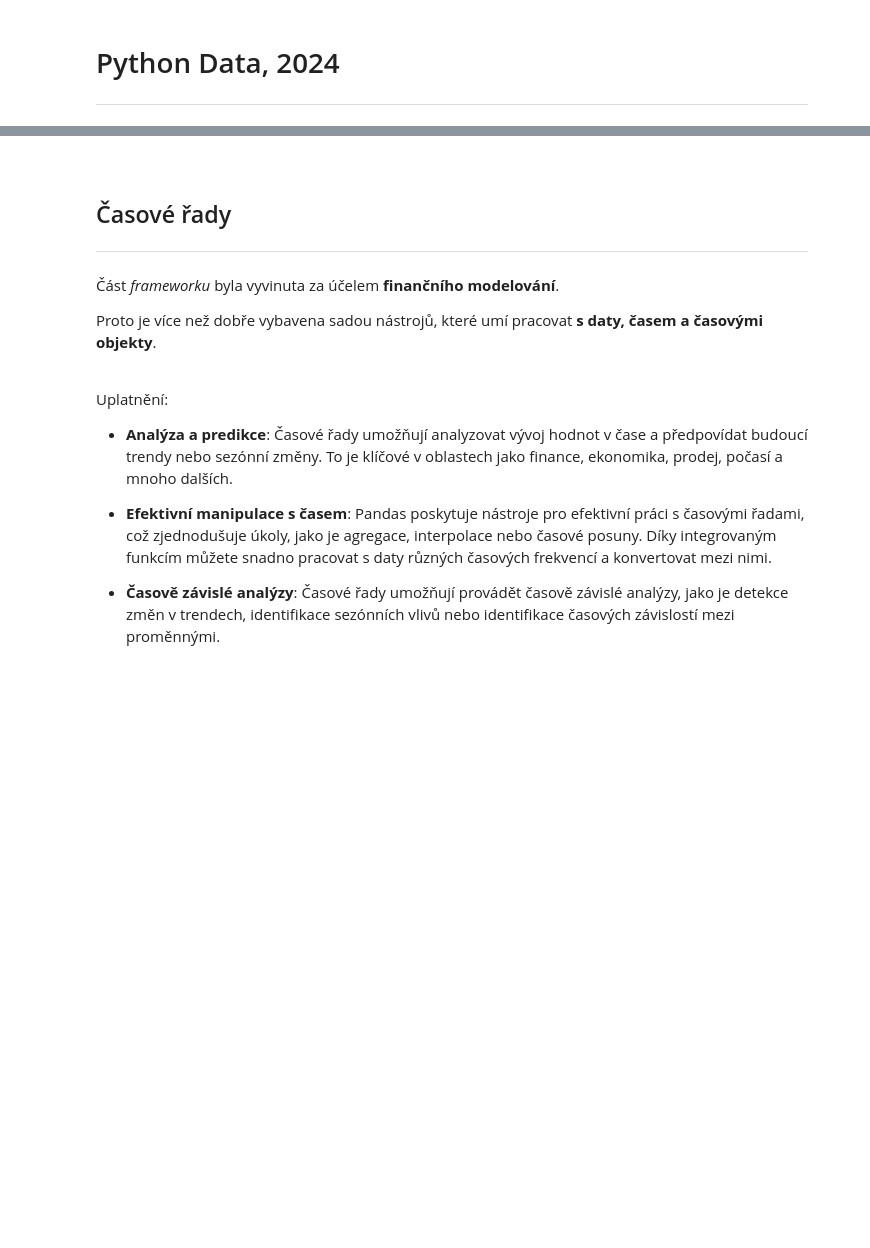
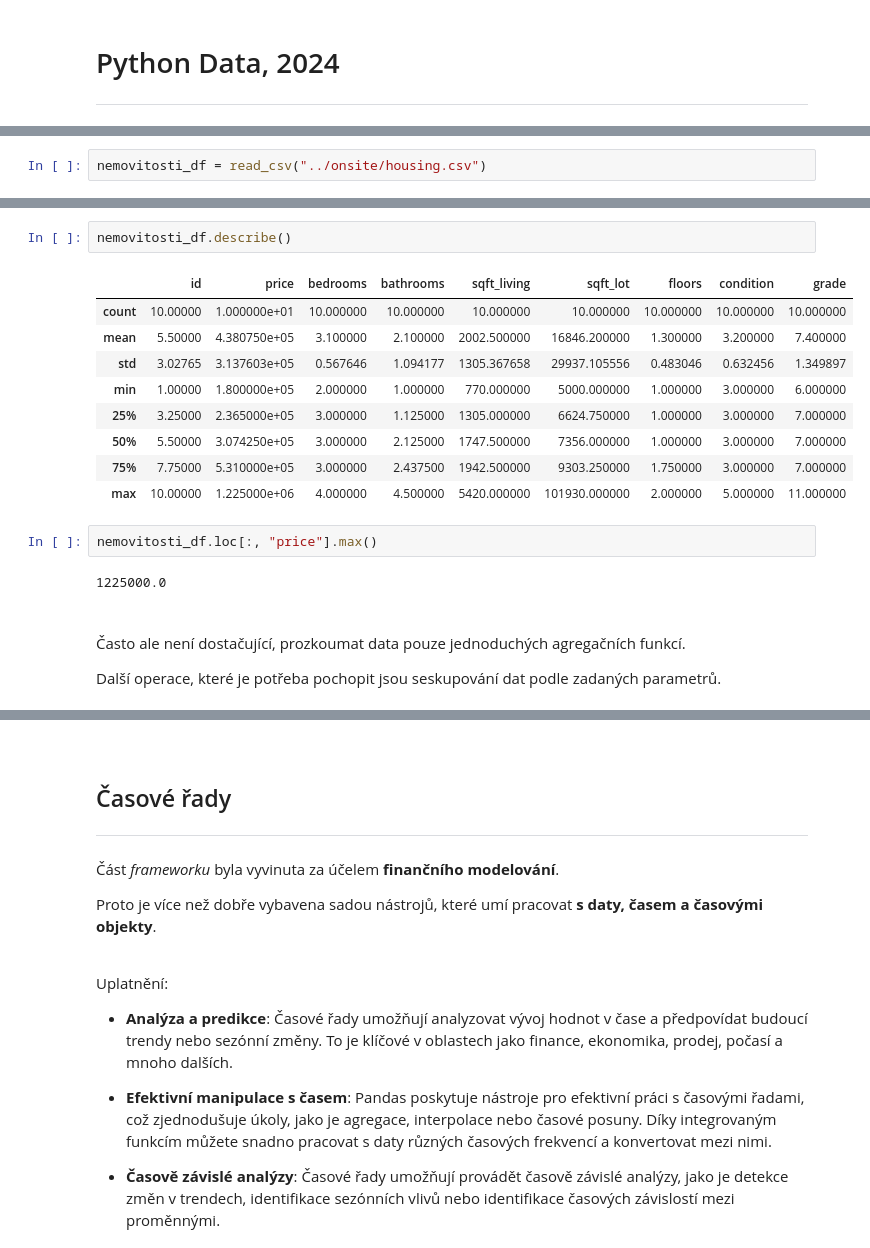
Before and after one commit to Bralor/python-data-2024, a Jupyter notebook: shared/notebooks/lesson04.ipynb, the cells around one changed output, grey strips where cells are left out. Saved outputs shown, nothing was run; the diff lists cells and outputs as text; blank space fills up the shorter version.

```diff
--- a/shared/notebooks/lesson04.ipynb
+++ b/shared/notebooks/lesson04.ipynb
@@ -17,0 +49,2 @@
+# %%
+nemovitosti_df = read_csv("../onsite/housing.csv")
@@ -17,0 +60,22 @@
+# %%
+nemovitosti_df.describe()
+# %% [output]
+|  | id | price | bedrooms | bathrooms | sqft_living | sqft_lot | floors | condition | grade |
+| count | 10.00000 | 1.000000e+01 | 10.000000 | 10.000000 | 10.000000 | 10.000000 | 10.000000 | 10.000000 | 10.000000 |
+| mean | 5.50000 | 4.380750e+05 | 3.100000 | 2.100000 | 2002.500000 | 16846.200000 | 1.300000 | 3.200000 | 7.400000 |
+| std | 3.02765 | 3.137603e+05 | 0.567646 | 1.094177 | 1305.367658 | 29937.105556 | 0.483046 | 0.632456 | 1.349897 |
+| min | 1.00000 | 1.800000e+05 | 2.000000 | 1.000000 | 770.000000 | 5000.000000 | 1.000000 | 3.000000 | 6.000000 |
+| 25% | 3.25000 | 2.365000e+05 | 3.000000 | 1.125000 | 1305.000000 | 6624.750000 | 1.000000 | 3.000000 | 7.000000 |
+| 50% | 5.50000 | 3.074250e+05 | 3.000000 | 2.125000 | 1747.500000 | 7356.000000 | 1.000000 | 3.000000 | 7.000000 |
+| 75% | 7.75000 | 5.310000e+05 | 3.000000 | 2.437500 | 1942.500000 | 9303.250000 | 1.750000 | 3.000000 | 7.000000 |
+| max | 10.00000 | 1.225000e+06 | 4.000000 | 4.500000 | 5420.000000 | 101930.000000 | 2.000000 | 5.000000 | 11.000000 |
+# %%
+nemovitosti_df.loc[:, "price"].max()
+# %% [output]
+1225000.0
+# %% [markdown]
+<br>
+
+Často ale není dostačující, prozkoumat data pouze jednoduchých agregačních funkcí.
+
+Další operace, které je potřeba pochopit jsou seskupování dat podle zadaných parametrů.
```
Also changed, not shown: parts of 346 cells of this notebook.
